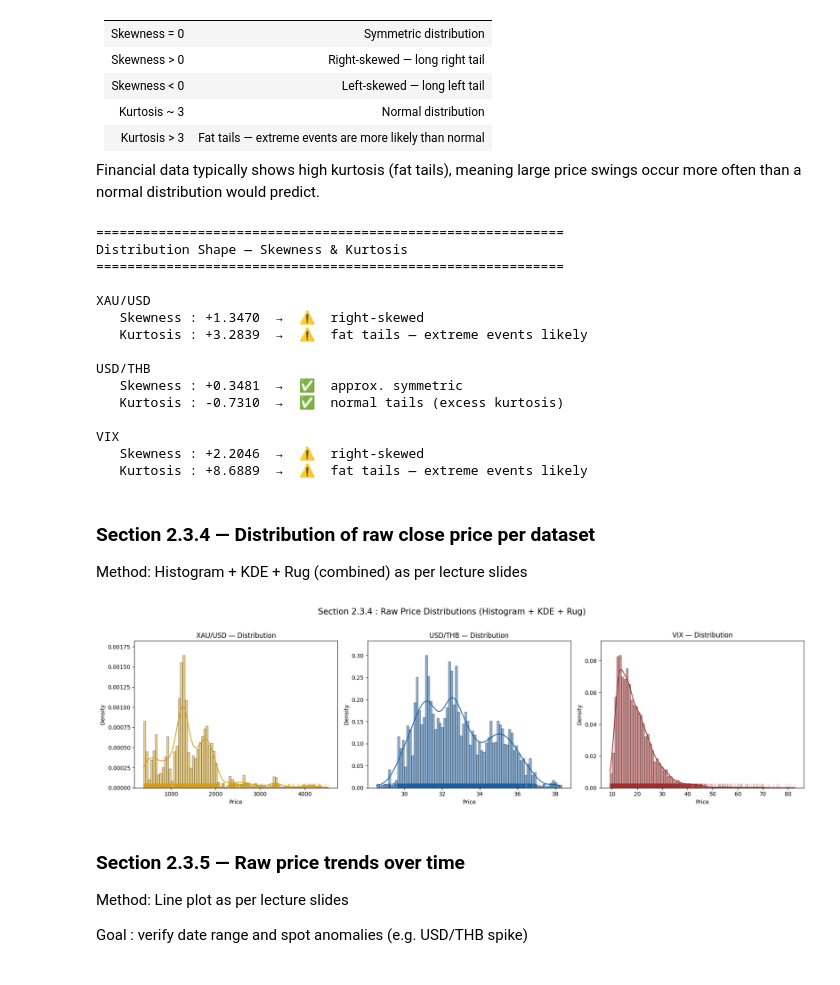
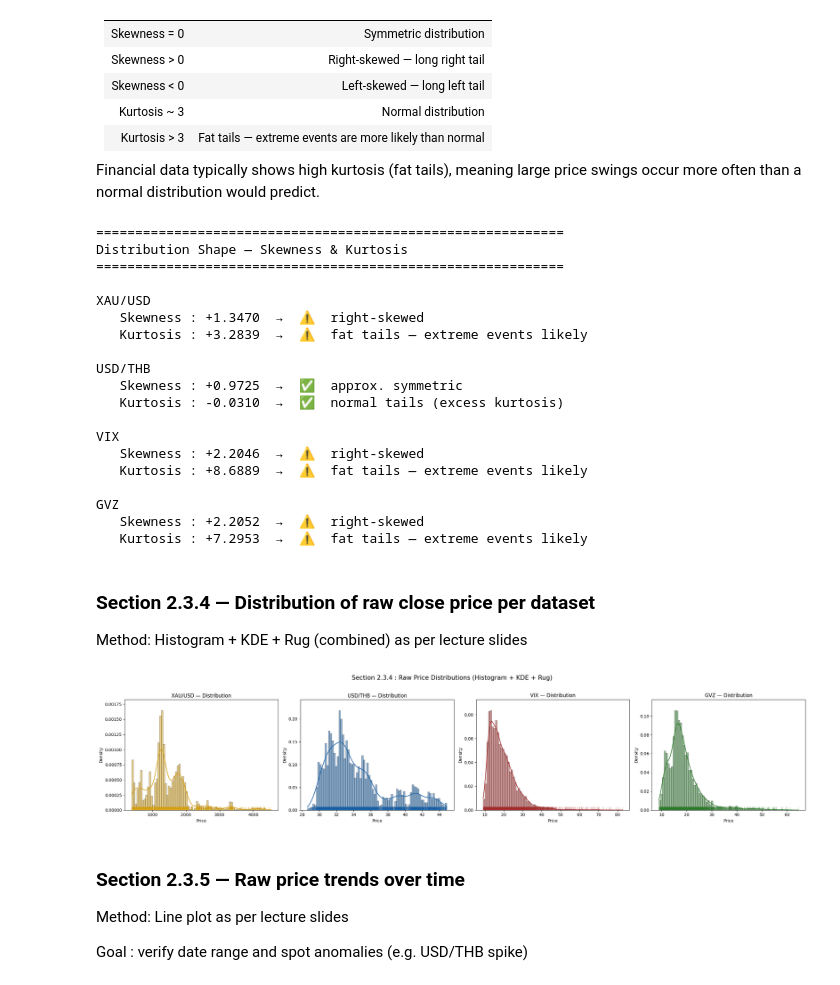
Before and after one commit to athiphat67/CN340_DATA-SCIENCE-FOR-SIGNAL-PROCESSING_PROJECT, a Jupyter notebook: Src/Phase2_EDA.ipynb, the cells around one changed output. Cells and saved outputs as stored; diff of their text form; code cells hidden in the pictures.

```diff
--- a/Src/Phase2_EDA.ipynb
+++ b/Src/Phase2_EDA.ipynb
@@ -178,27 +219,34 @@ VIX — Basic Statistics
 ### Section 2.3.2 — Outlier Detection
 Method: IQR (numeric summary) + Boxplot (visual)
 # %%
+
+datasets = [
+    ("XAU/USD", xauusd_df,  "<CLOSE>", "<DATE>"),
+    ("USD/THB", usdthb_df,  "Price",   "Date"),
+    ("VIX",     vix_df,  "CLOSE",   "DATE"),
+    ("GVZ",     gvz_df,  "Price",   "Date"),
+]
+
 print("=" * 60)
 print("Outlier Detection (IQR Method)")
 print("=" * 60)
 
-for name, df, col in datasets:
+for name, df, col, date_col in datasets:          # ← รับ date_col ด้วย
     Q1  = df[col].quantile(0.25)
     Q3  = df[col].quantile(0.75)
     IQR = Q3 - Q1
-
     lower    = Q1 - 1.5 * IQR
     upper    = Q3 + 1.5 * IQR
     outliers = df[(df[col] < lower) | (df[col] > upper)]
+    flag     = "⚠️" if len(outliers) > 0 else "✅"
 
-    flag = "⚠️" if len(outliers) > 0 else "✅"
+    # ← print ทั้งหมดต้องอยู่ใน loop (indent ให้ตรง)
     print(f"\n{flag} {name}")
     print(f"   Lower bound : {lower:.4f}")
     print(f"   Upper bound : {upper:.4f}")
     print(f"   Outliers    : {len(outliers)} rows ({len(outliers)/len(df)*100:.2f}%)")
 
     if len(outliers) > 0:
-        date_col = '<DATE>' if '<DATE>' in df.columns else 'DATE'
         print(outliers[[date_col, col]].head(3).to_string(index=False))
 # %% [output]
 ============================================================
@@ -221,15 +269,16 @@ Outlier Detection (IQR Method)
 # %%
 # Boxplot — visual confirmation of IQR result above
-COLORS = {'XAU/USD': '#D4A017', 'USD/THB': '#185FA5', 'VIX': '#A32D2D'}
+COLORS = {'XAU/USD': '#D4A017', 'USD/THB': '#185FA5', 'VIX': '#A32D2D', 'GVZ': '#2D7A2D'}
 
-fig, axes = plt.subplots(1, 3, figsize=(18, 4))
-for ax, (name, df, col) in zip(axes, datasets):
+fig, axes = plt.subplots(1, 4, figsize=(24, 4))  # ← 4 subplots แทน 3
+
+for ax, (name, df, col, date_col) in zip(axes, datasets):  # ← unpack 4 ค่า
     sns.boxplot(x=df[col], ax=ax, color=COLORS[name])
     ax.set_title(f"{name} — Boxplot")
     ax.set_xlabel("Price")
 
 plt.suptitle("Section 2.3.2 : Outlier Detection (IQR + Boxplot)", fontsize=15, y=1.02)
 plt.tight_layout()
-plt.savefig("Boxplot.png",  dpi=300, bbox_inches='tight')
+plt.savefig("Boxplot.png", dpi=300, bbox_inches='tight')
 plt.show()
 # %% [output]
@@ -253,17 +302,18 @@ print("=" * 60)
 print("Distribution Shape — Skewness & Kurtosis")
 print("=" * 60)
 
-for name, df, col in datasets:
+for name, df, col, date_col in datasets:          # ← unpack 4 ค่า
     skew = df[col].skew()
     kurt = df[col].kurt()
 
-    skew_flag = "⚠️  right-skewed" if skew >  1 else \
-                "⚠️  left-skewed"  if skew < -1 else \
+    skew_flag = "⚠️  right-skewed"      if skew >  1 else \
+                "⚠️  left-skewed"       if skew < -1 else \
                 "✅  approx. symmetric"
 
     kurt_flag = "⚠️  fat tails — extreme events likely" if kurt > 1 else \
-            "✅  normal tails (excess kurtosis)"
+                "✅  normal tails (excess kurtosis)"
 
+    # ← print ต้องอยู่ใน loop
     print(f"\n{name}")
     print(f"   Skewness : {skew:+.4f}  →  {skew_flag}")
     print(f"   Kurtosis : {kurt:+.4f}  →  {kurt_flag}")
@@ -277,33 +327,37 @@ XAU/USD
    Kurtosis : +3.2839  →  ⚠️  fat tails — extreme events likely
 
 USD/THB
-   Skewness : +0.3481  →  ✅  approx. symmetric
-   Kurtosis : -0.7310  →  ✅  normal tails (excess kurtosis)
+   Skewness : +0.9725  →  ✅  approx. symmetric
+   Kurtosis : -0.0310  →  ✅  normal tails (excess kurtosis)
 
 VIX
    Skewness : +2.2046  →  ⚠️  right-skewed
    Kurtosis : +8.6889  →  ⚠️  fat tails — extreme events likely
+
+GVZ
+   Skewness : +2.2052  →  ⚠️  right-skewed
+   Kurtosis : +7.2953  →  ⚠️  fat tails — extreme events likely
 # %% [markdown]
 ### Section 2.3.4 — Distribution of raw close price per dataset
 Method: Histogram + KDE + Rug (combined) as per lecture slides
 # %%
-fig, axes = plt.subplots(1, 3, figsize=(18, 5))
+fig, axes = plt.subplots(1, 4, figsize=(24, 5))  # ← 4 subplots
 
-for ax, (name, df, col) in zip(axes, datasets):
+for ax, (name, df, col, date_col) in zip(axes, datasets):  # ← unpack 4 ค่า
     sns.histplot(df[col], kde=True, bins=80, stat='density',
                  ax=ax, color=COLORS[name], alpha=0.5)
     sns.rugplot(df[col], ax=ax, color=COLORS[name], height=0.03, alpha=0.3)
     ax.set_title(f"{name} — Distribution")
     ax.set_xlabel("Price")
     ax.set_ylabel("Density")
 
 plt.suptitle("Section 2.3.4 : Raw Price Distributions (Histogram + KDE + Rug)",
              fontsize=15, y=1.02)
 plt.tight_layout()
-plt.savefig("Raw_Price_Distributions(Histogram+KDE+Rug).png",  dpi=300, bbox_inches='tight')
+plt.savefig("Raw_Price_Distributions(Histogram+KDE+Rug).png", dpi=300, bbox_inches='tight')
 plt.show()
 # %% [output]
-[figure, old version]
+[figure, new version]
 # %% [markdown]
 ### Section 2.3.5 — Raw price trends over time
 Method: Line plot as per lecture slides
```
Also changed, not shown: parts of 8 cells of this notebook.
